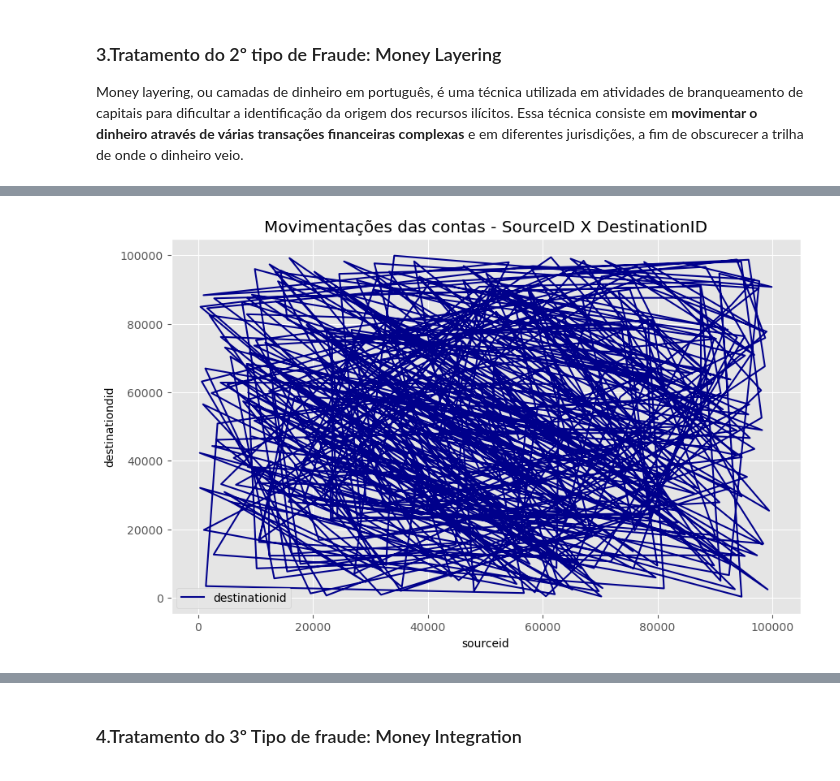
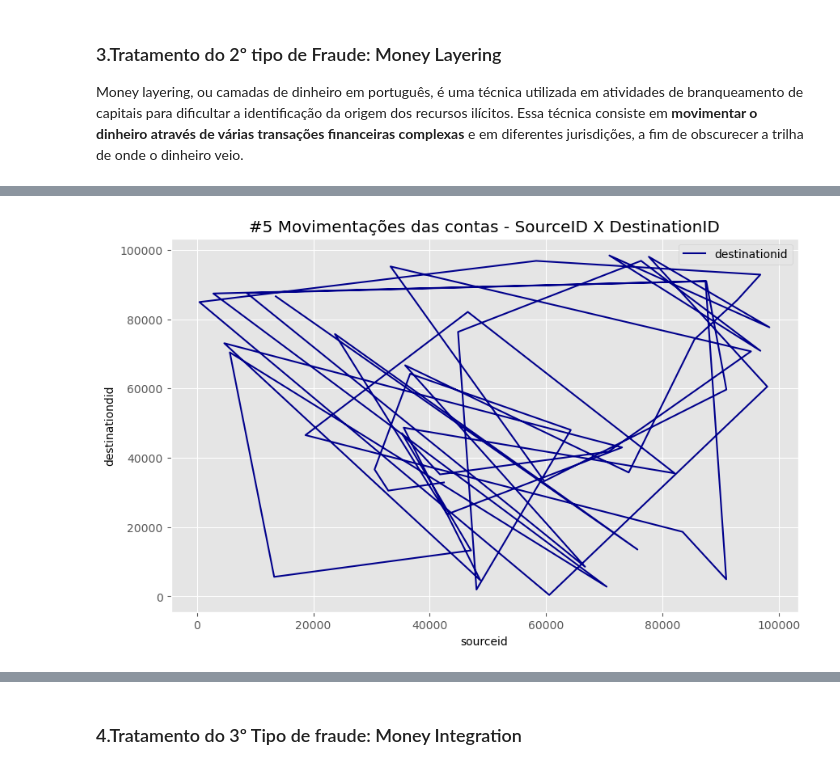
Before and after one commit to kevinTohounke/trabalhoDeConclusaoDeCurso, a Jupyter notebook: Money_laundering.ipynb, the cells around one changed output, grey strips where cells are left out. Cells and saved outputs as stored; diff of their text form; code cells hidden in the pictures.

```diff
--- a/Money_laundering.ipynb
+++ b/Money_laundering.ipynb
@@ -326,10 +350,11 @@ fraud_type2.head(20)
 # %%
-fraud_type2.plot(kind='line', x='sourceid', y='destinationid', figsize=(10, 6), color='darkblue')
+_fraud_type2 = fraud_type2.head(50)
+_fraud_type2.plot(kind='line', x='sourceid', y='destinationid', figsize=(10, 6), color='darkblue')
 
-plt.title('Movimentações das contas - SourceID X DestinationID')
+plt.title('#5 Movimentações das contas - SourceID X DestinationID')
 plt.xlabel('sourceid')
 plt.ylabel('destinationdid')
 
 plt.show()
 # %% [output]
-[figure, old version]
+[figure, new version]
```
Also changed, not shown: parts of 16 cells of this notebook.
